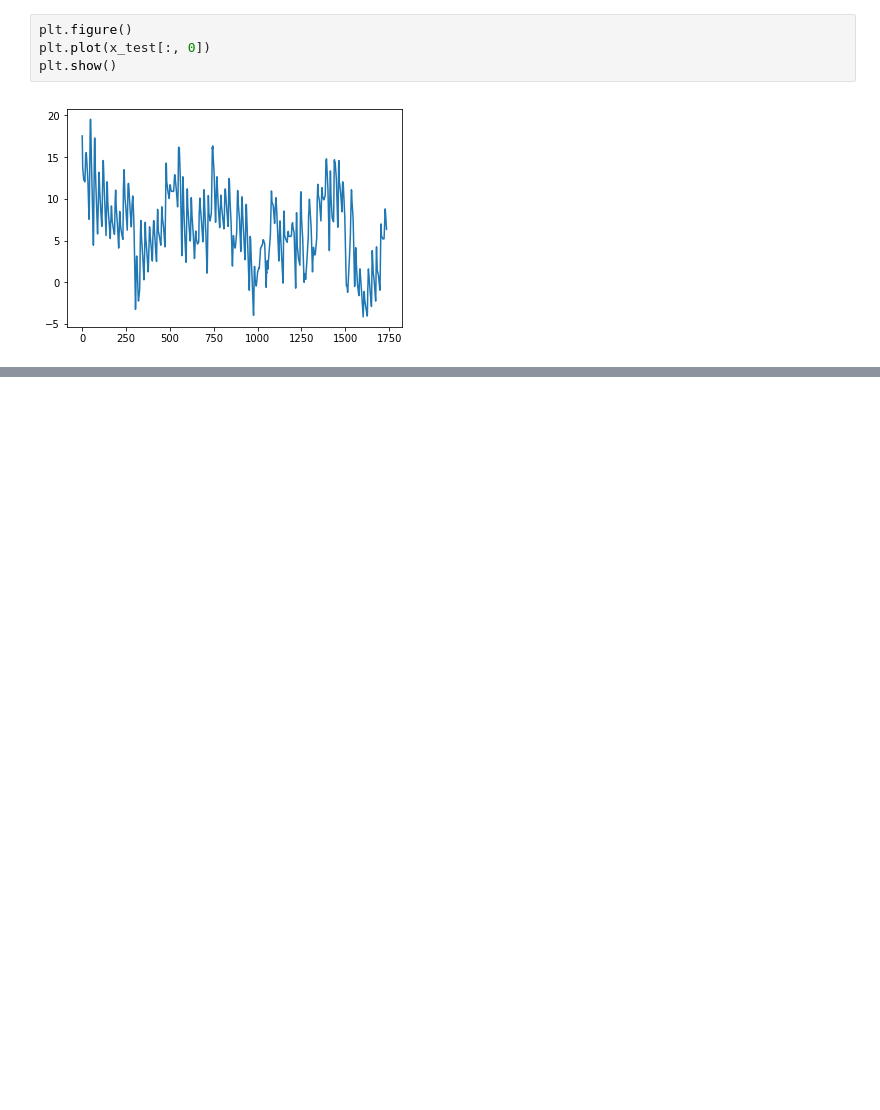
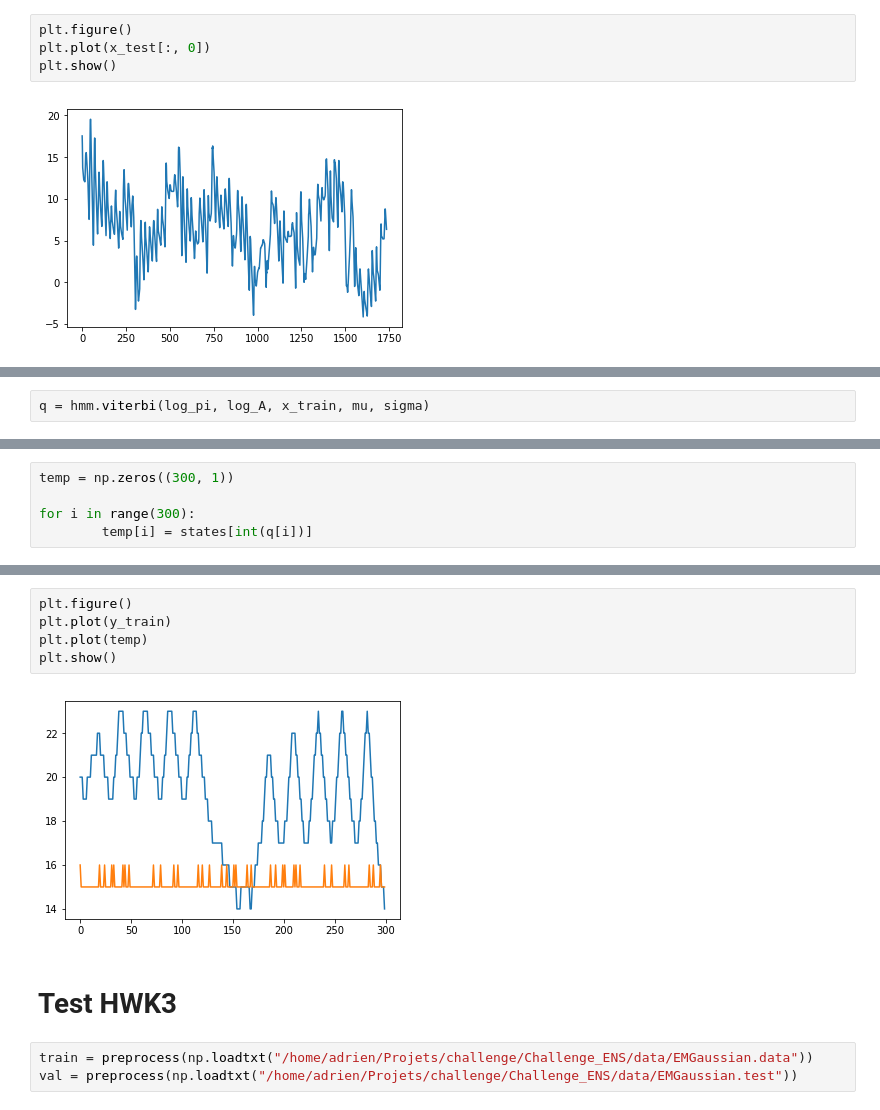
Before and after one commit to adelegi/Challenge_ENS, a Jupyter notebook: X.ipynb, the cells around one changed output, grey strips where cells are left out. Saved outputs shown, nothing was run; the diff lists cells and outputs as text; blank space fills up the shorter version.

```diff
--- a/X.ipynb
+++ b/X.ipynb
@@ -117,0 +430,2 @@ plt.show()
+# %%
+q = hmm.viterbi(log_pi, log_A, x_train, mu, sigma)
@@ -117,0 +437,5 @@ plt.show()
+# %%
+temp = np.zeros((300, 1))
+
+for i in range(300):
+        temp[i] = states[int(q[i])]
@@ -117,0 +462,12 @@ plt.show()
+# %%
+plt.figure()
+plt.plot(y_train)
+plt.plot(temp)
+plt.show()
+# %% [output]
+[figure, added]
+# %% [markdown]
+# Test HWK3
+# %%
+train = preprocess(np.loadtxt("/home/adrien/Projets/challenge/Challenge_ENS/data/EMGaussian.data"))
+val = preprocess(np.loadtxt("/home/adrien/Projets/challenge/Challenge_ENS/data/EMGaussian.test"))
```
Also changed, not shown: parts of 79 cells of this notebook, 3 other files.
